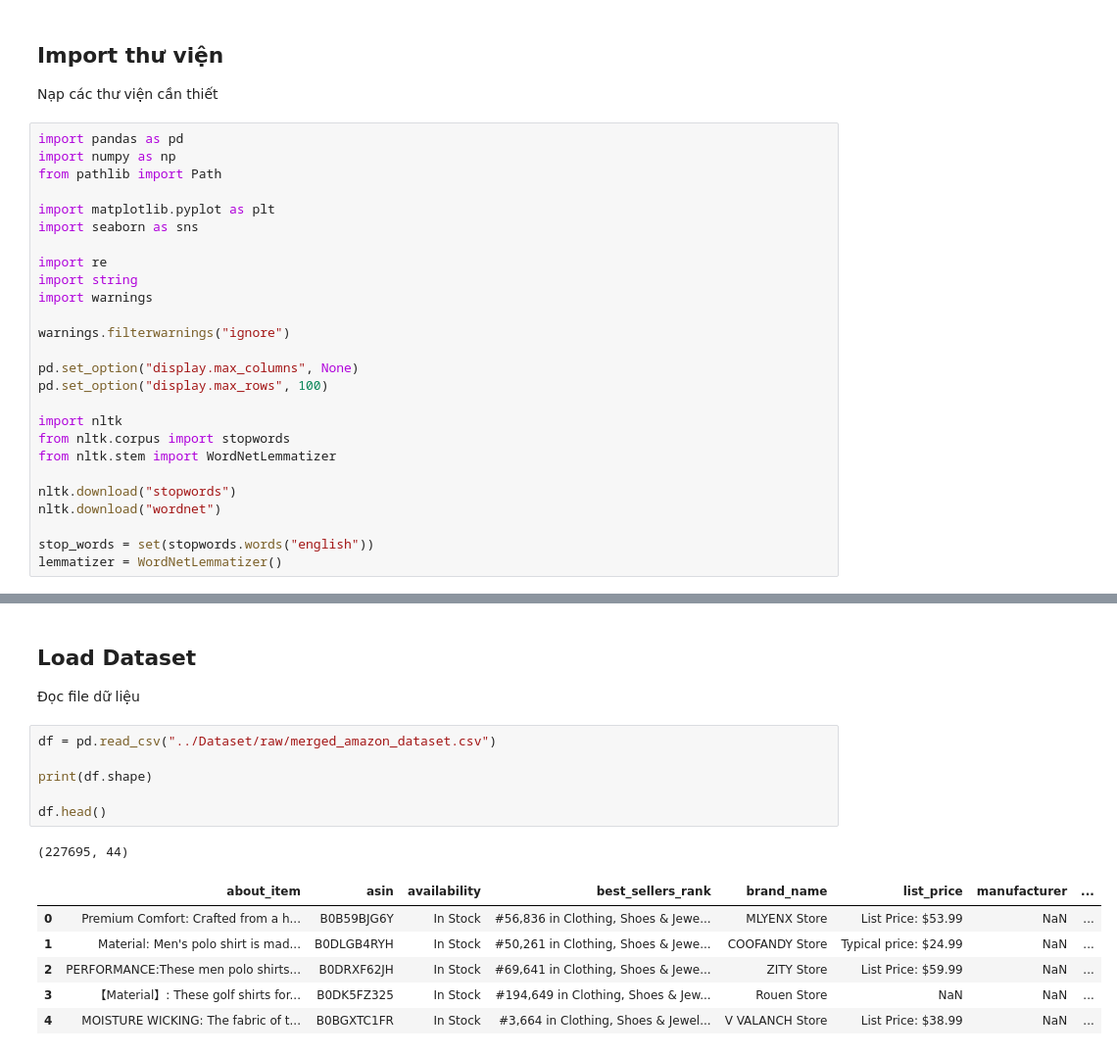
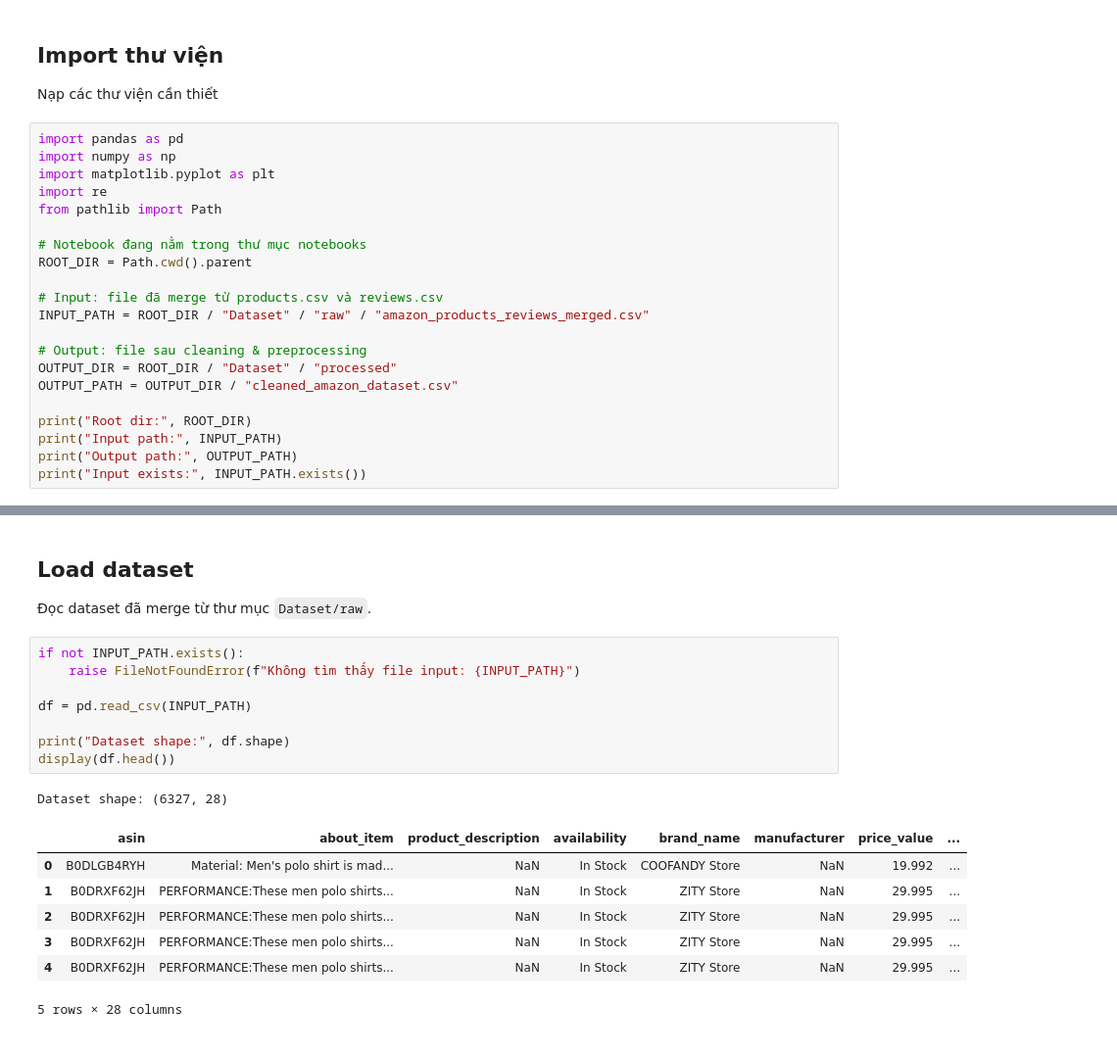
Before and after one commit to NguynnThah/CTD2026_DT049, a Jupyter notebook: notebooks/01_preEDA_cleaning_preprocessing.ipynb, the cells around one changed output, grey strips where cells are left out. Shown at 98% size. Cells and saved outputs as stored; diff of their text form.

```diff
--- a/notebooks/01_preEDA_cleaning_preprocessing.ipynb
+++ b/notebooks/01_preEDA_cleaning_preprocessing.ipynb
@@ -6,27 +24,22 @@ Nạp các thư viện cần thiết
 # %%
 import pandas as pd
 import numpy as np
+import matplotlib.pyplot as plt
+import re
 from pathlib import Path
 
-import matplotlib.pyplot as plt
-import seaborn as sns
+# Notebook đang nằm trong thư mục notebooks
+ROOT_DIR = Path.cwd().parent
 
-import re
-import string
-import warnings
+# Input: file đã merge từ products.csv và reviews.csv
+INPUT_PATH = ROOT_DIR / "Dataset" / "raw" / "amazon_products_reviews_merged.csv"
 
-warnings.filterwarnings("ignore")
+# Output: file sau cleaning & preprocessing
+OUTPUT_DIR = ROOT_DIR / "Dataset" / "processed"
+OUTPUT_PATH = OUTPUT_DIR / "cleaned_amazon_dataset.csv"
 
-pd.set_option("display.max_columns", None)
-pd.set_option("display.max_rows", 100)
-
-import nltk
-from nltk.corpus import stopwords
-from nltk.stem import WordNetLemmatizer
-
-nltk.download("stopwords")
-nltk.download("wordnet")
-
-stop_words = set(stopwords.words("english"))
-lemmatizer = WordNetLemmatizer()
+print("Root dir:", ROOT_DIR)
+print("Input path:", INPUT_PATH)
+print("Output path:", OUTPUT_PATH)
+print("Input exists:", INPUT_PATH.exists())
 # %% [output]
@@ -39,18 +50,22 @@ lemmatizer = WordNetLemmatizer()
 # %% [markdown]
-## Load Dataset
-Đọc file dữ liệu
+## Load dataset
+
+Đọc dataset đã merge từ thư mục `Dataset/raw`.
 # %%
-df = pd.read_csv("../Dataset/raw/merged_amazon_dataset.csv")
+if not INPUT_PATH.exists():
+    raise FileNotFoundError(f"Không tìm thấy file input: {INPUT_PATH}")
 
-print(df.shape)
+df = pd.read_csv(INPUT_PATH)
 
-df.head()
+print("Dataset shape:", df.shape)
+display(df.head())
 # %% [output]
-(227695, 44)
+Dataset shape: (6327, 28)
-|  | about_item | asin | availability | best_sellers_rank | brand_name | list_price | manufacturer | ... |
-| 0 | Premium Comfort: Crafted from a h... | B0B59BJG6Y | In Stock | #56,836 in Clothing, Shoes & Jewe... | MLYENX Store | List Price: $53.99 | NaN | ... |
-| 1 | Material: Men's polo shirt is mad... | B0DLGB4RYH | In Stock | #50,261 in Clothing, Shoes & Jewe... | COOFANDY Store | Typical price: $24.99 | NaN | ... |
-| 2 | PERFORMANCE:These men polo shirts... | B0DRXF62JH | In Stock | #69,641 in Clothing, Shoes & Jewe... | ZITY Store | List Price: $59.99 | NaN | ... |
-| 3 | 【Material】: These golf shirts for... | B0DK5FZ325 | In Stock | #194,649 in Clothing, Shoes & Jew... | Rouen Store | NaN | NaN | ... |
-| 4 | MOISTURE WICKING: The fabric of t... | B0BGXTC1FR | In Stock | #3,664 in Clothing, Shoes & Jewel... | V VALANCH Store | List Price: $38.99 | NaN | ... |
+|  | asin | about_item | product_description | availability | brand_name | manufacturer | price_value | ... |
+| 0 | B0DLGB4RYH | Material: Men's polo shirt is mad... | NaN | In Stock | COOFANDY Store | NaN | 19.992 | ... |
+| 1 | B0DRXF62JH | PERFORMANCE:These men polo shirts... | NaN | In Stock | ZITY Store | NaN | 29.995 | ... |
+| 2 | B0DRXF62JH | PERFORMANCE:These men polo shirts... | NaN | In Stock | ZITY Store | NaN | 29.995 | ... |
+| 3 | B0DRXF62JH | PERFORMANCE:These men polo shirts... | NaN | In Stock | ZITY Store | NaN | 29.995 | ... |
+| 4 | B0DRXF62JH | PERFORMANCE:These men polo shirts... | NaN | In Stock | ZITY Store | NaN | 29.995 | ... |
+5 rows × 28 columns
 # %% [markdown]
```
Also changed, not shown: parts of 46 cells of this notebook, 1 other file.
